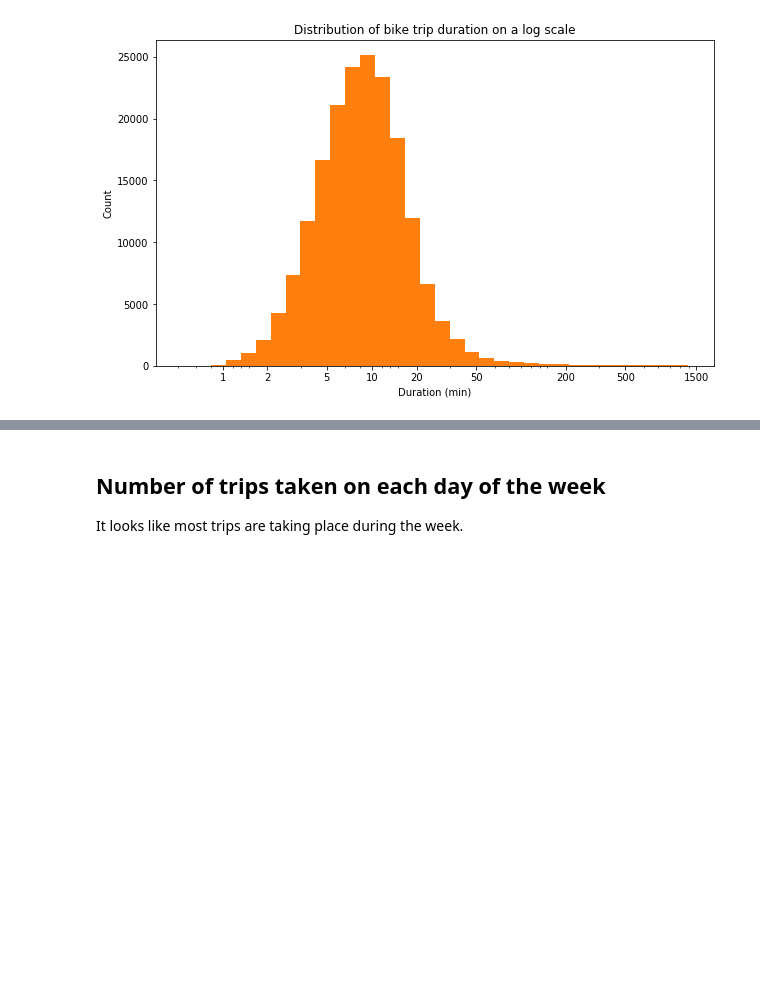
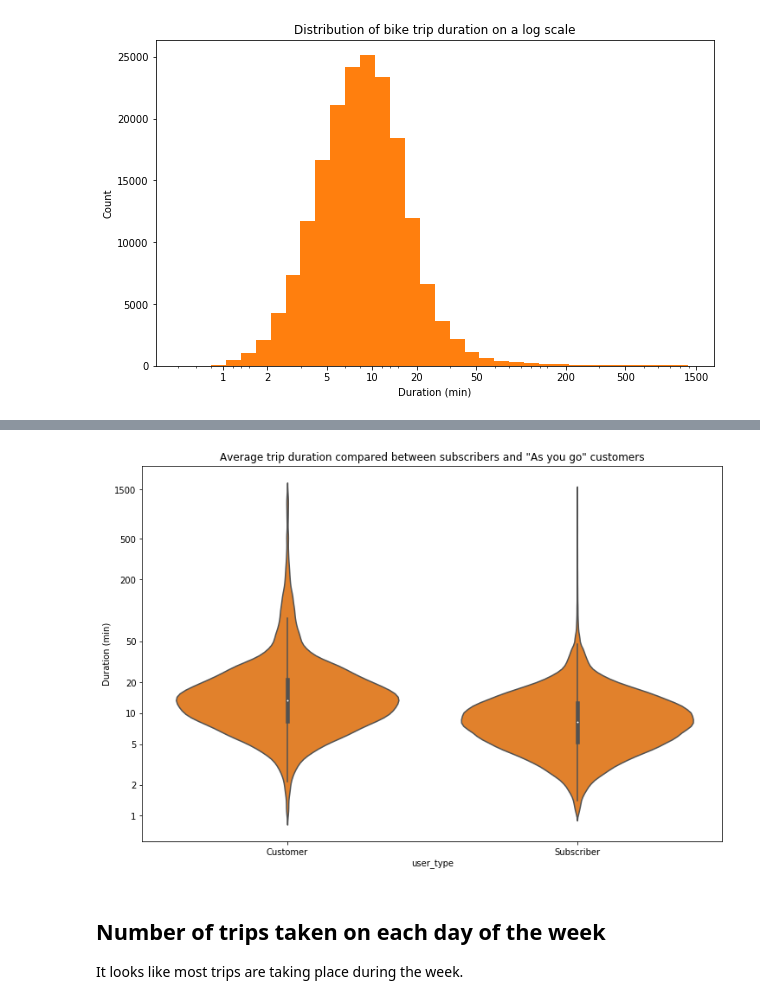
Before and after one commit to ChrisShuttle/Udacity_DAND_Project5_Visuals, a Jupyter notebook: slide_deck_ford_bike_sf.ipynb, the cells around one changed output, grey strips where cells are left out. Drawn from its saved outputs; the diff is of its cells as text; code cells hidden in the pictures; blank space fills up the shorter version.

```diff
--- a/slide_deck_ford_bike_sf.ipynb
+++ b/slide_deck_ford_bike_sf.ipynb
@@ -57,3 +74,13 @@ plt.ylabel('Count');
+# %%
+plt.figure(figsize=[12,8])
+
+sb.violinplot(data=df_bike, x='user_type', y=np.log10(df_bike.duration_sec), color=base_color);
+
+plt.yticks(np.log10(ticks), tick_labels)
+plt.title('Average trip duration compared between subscribers and "As you go" customers')
+plt.ylabel('Duration (min)');
+# %% [output]
+[figure, added]
 # %% [markdown]
 ## Number of trips taken on each day of the week
 
```
Also changed, not shown: parts of 6 cells of this notebook, 5 other files.
